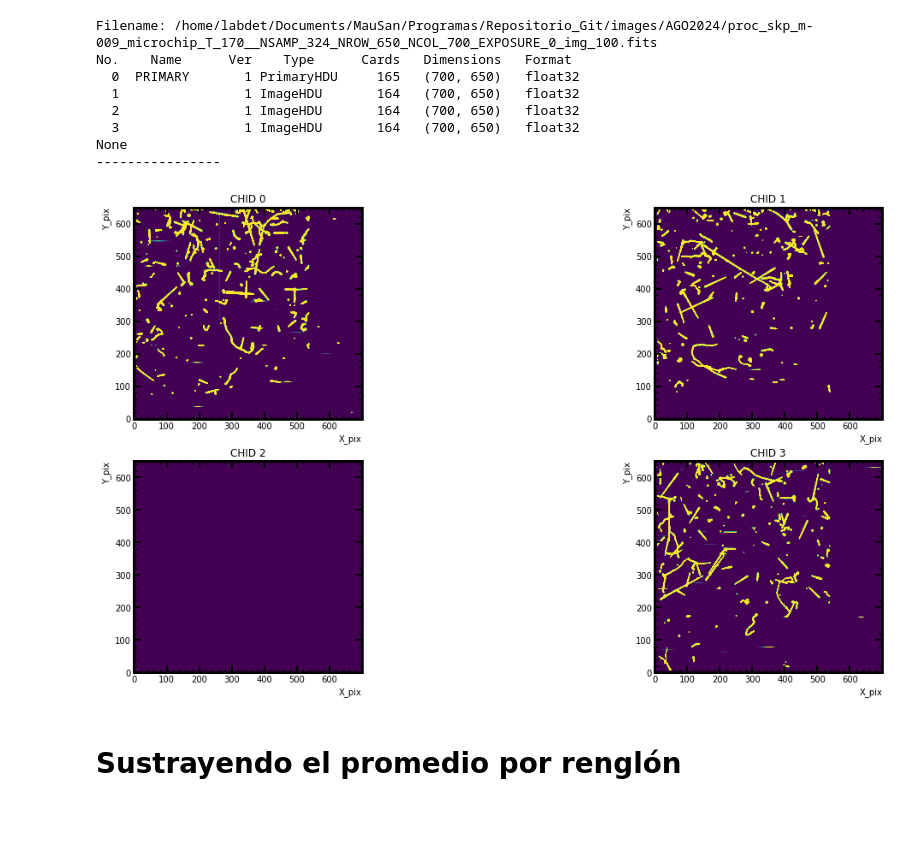
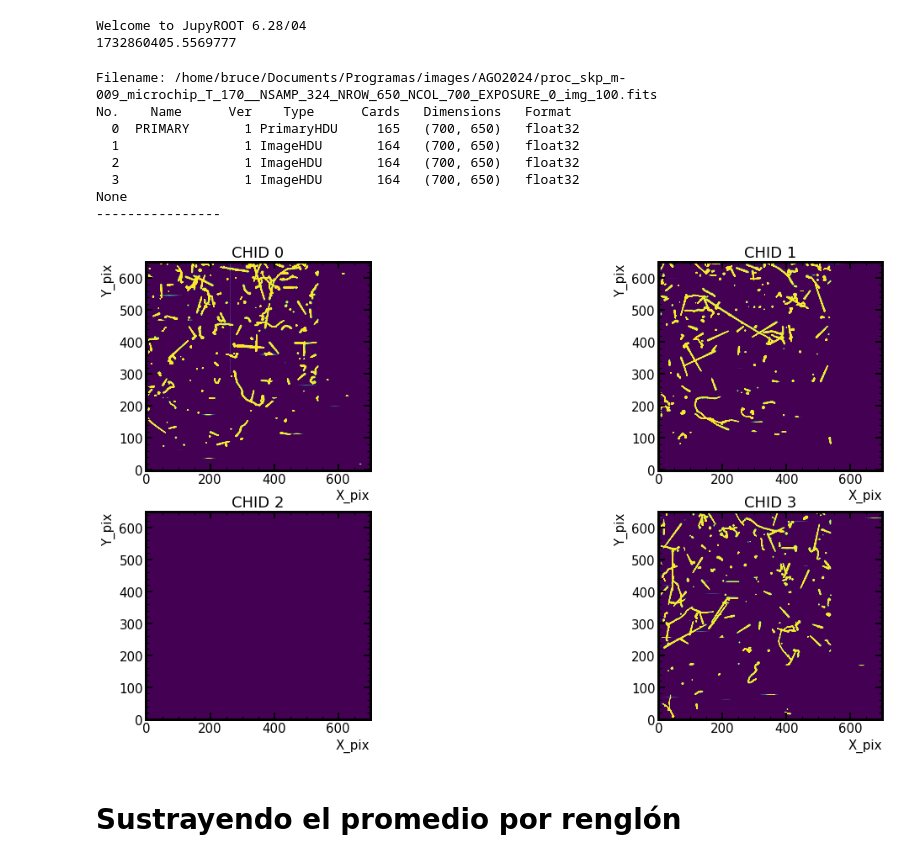
Before and after one commit to mausanram/CodigosICN, a Jupyter notebook: Catalogo_Eventos/Catalogo_Eventos_NSAMP.ipynb, the cells around one changed output. Saved outputs shown, nothing was run; the diff lists cells and outputs as text; code cells hidden in the pictures; blank space fills up the shorter version.

```diff
--- a/Catalogo_Eventos/Catalogo_Eventos_NSAMP.ipynb
+++ b/Catalogo_Eventos/Catalogo_Eventos_NSAMP.ipynb
@@ -10,6 +10,7 @@ import skimage as sk
 import scipy.ndimage as nd
 from array import array
 from functions_MuonsNSAMP1 import *
+import time
 
 from ROOT import TProfile, TGraphErrors, TH2F
 
@@ -27,6 +28,12 @@ def EnergySpectrum(x, N):
     return N * np.sin(x)*np.cos(x)**3
 
 Colormap = 'jet'
+
+print(time.time())
+# print(time.gmtime(0))
+# %% [output]
+Welcome to JupyROOT 6.28/04
+1732860405.5569777
 # %%
 plt.rcParams.update({
     "image.origin": "lower",
@@ -78,37 +85,37 @@ Colormap = 'jet'
 # path = '/home/bruce/Documents/Programas/images/ENE2024/proc_skp_m-009_microchip_T_170__Vv82_NSAMP_324_NROW_400_NCOL_700_EXPOSURE_0_NBINROW_1_NBINCOL_1_img_204.fits'
 
 
-path = '/home/labdet/Documents/MauSan/Programas/Repositorio_Git/images/AGO2024/proc_skp_m-009_microchip_T_170__NSAMP_324_NROW_650_NCOL_700_EXPOSURE_0_img_100.fits'
+# path = '/home/labdet/Documents/MauSan/Programas/Repositorio_Git/images/AGO2024/proc_skp_m-009_microchip_T_170__NSAMP_324_NROW_650_NCOL_700_EXPOSURE_0_img_100.fits'
 # path = '/home/labdet/Documents/MauSan/Programas/Repositorio_Git/images/ENE2024/proc_skp_m-009_microchip_T_170__Vv82_NSAMP_324_NROW_400_NCOL_700_EXPOSURE_0_NBINROW_1_NBINCOL_1_img_200.fits'
 
-# path = '/home/bruce/Documents/Programas/images/AGO2024/proc_skp_m-009_microchip_T_170__NSAMP_324_NROW_650_NCOL_700_EXPOSURE_0_img_100.fits'
+path = '/home/bruce/Documents/Programas/images/AGO2024/proc_skp_m-009_microchip_T_170__NSAMP_324_NROW_650_NCOL_700_EXPOSURE_0_img_100.fits'
 # path = '/home/bruce/Documents/Programas/images/AGO2024/proc_skp_m-009_microchip_T_170__NSAMP_324_NROW_650_NCOL_700_EXPOSURE_0_img_101.fits'
 # path = '/home/bruce/Documents/Programas/images/AGO2024/proc_skp_m-009_microchip_T_170__NSAMP_324_NROW_650_NCOL_700_EXPOSURE_0_img_102.fits'
 
 
 
 hdu_list = fits.open(path)
 print(hdu_list.info())
 print('----------------')
 # hdu_list[0].header
 plt.figure(figsize=(20,10))
 for i in range(4):
     plt.subplot(2,2,i+1)
     plt.imshow(hdu_list[i].data-np.median(hdu_list[i].data),vmin=1000,vmax=10000, cmap = 'viridis')
     plt.title('CHID '+str(i))
     plt.ylabel('Y_pix')
     plt.xlabel('X_pix')
 plt.show()
 # %% [output]
-Filename: /home/labdet/Documents/MauSan/Programas/Repositorio_Git/images/AGO2024/proc_skp_m-009_microchip_T_170__NSAMP_324_NROW_650_NCOL_700_EXPOSURE_0_img_100.fits
+Filename: /home/bruce/Documents/Programas/images/AGO2024/proc_skp_m-009_microchip_T_170__NSAMP_324_NROW_650_NCOL_700_EXPOSURE_0_img_100.fits
 No.    Name      Ver    Type      Cards   Dimensions   Format
   0  PRIMARY       1 PrimaryHDU     165   (700, 650)   float32
   1                1 ImageHDU       164   (700, 650)   float32
   2                1 ImageHDU       164   (700, 650)   float32
   3                1 ImageHDU       164   (700, 650)   float32
 None
 ----------------
-[figure, old version]
+[figure, new version]
 # %% [markdown]
 # Sustrayendo el promedio por renglón
 # %% [markdown]
```
Also changed, not shown: parts of 26 cells of this notebook, 56 other files.
